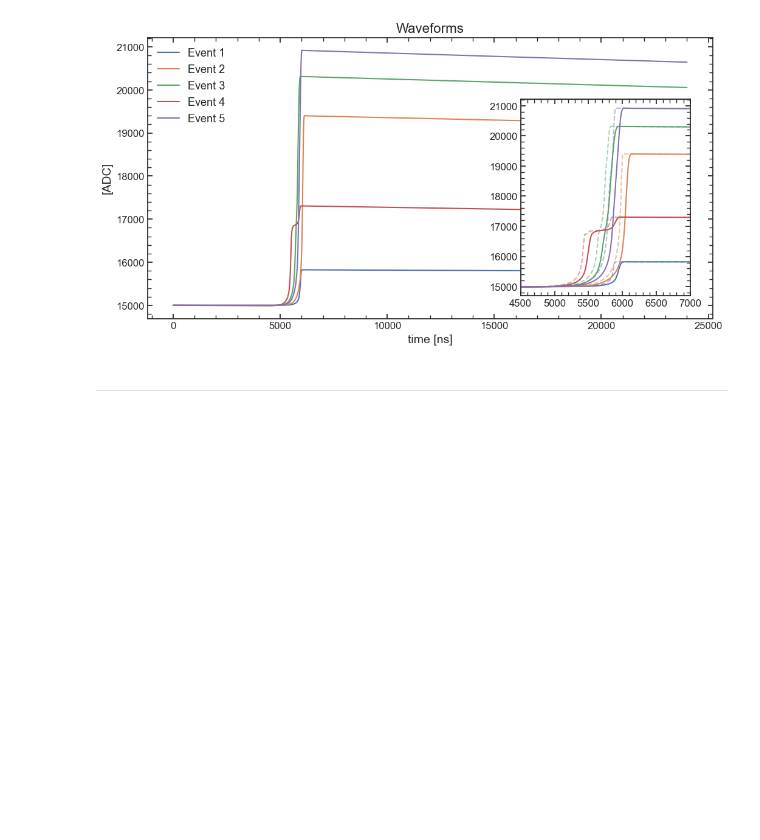
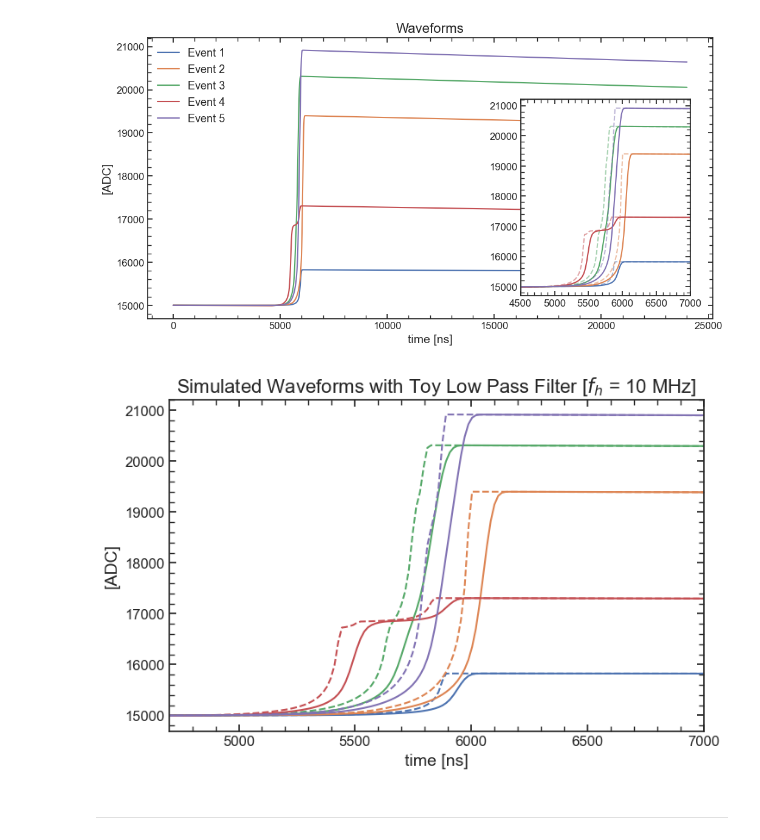
Before and after one commit to GaudioRf/JFETModel, a Jupyter notebook: ideal_pulses.ipynb, the cells around one changed output. Drawn from its saved outputs; the diff is of its cells as text; code cells hidden in the pictures; blank space fills up the shorter version.

```diff
--- a/ideal_pulses.ipynb
+++ b/ideal_pulses.ipynb
@@ -279,7 +279,7 @@ plt.plot(freq[1:], 20*np.log10(amp[1:]), label="Filter response");
 # %% [output]
 [figure]
 # %%
-def cc4(detector_signal, dt, units="ADC", add_noise=True, freq_response=True, f_h=15e6, calibration_applied=True):
+def cc4(detector_signal, dt, units="ADC", add_noise=True, freq_response=True, f_h=10e6, calibration_applied=True):
 
     ADC_to_V = 0.13/(20e3)
     V_to_ADC = 1/ADC_to_V
@@ -381,6 +381,30 @@ mark_inset(plt.gca(), axins, loc1=2, loc2=4, fc="none", ec="0.5")
 plt.show()
 # %% [output]
 [figure]
+# %%
+signal_sampled = voltage[:, ::16]
+time = np.linspace(0, (max_len + 22400)*1e-9, 1500) # ns
+dt = time[1] - time[0]
+
+
+waveforms = cc4(signal_sampled, dt, units="ADC", add_noise=False, freq_response=True)
+waveforms_no_filter = cc4(signal_sampled, dt, units="ADC", add_noise=False, freq_response=False)
+
+
+plt.figure(figsize=(8, 5))
+plt.title("Simulated Waveforms with Toy Low Pass Filter [$f_{h}$ = 10 MHz]")
+plt.xlabel("time [ns]")
+plt.ylabel("[ADC]")
+
+for i in range(n_signals):
+    line1 = plt.plot(time*1e9, waveforms[i])
+    color = line1[0].get_color()
+    plt.plot(time*1e9, waveforms_no_filter[i], ls ='--', color=color)
+
+plt.xlim(4700, 7000)
+plt.show()
+# %% [output]
+[figure, added]
 # %% [markdown]
 ----------
 # %%
```
Also changed, not shown: 1 other file.
